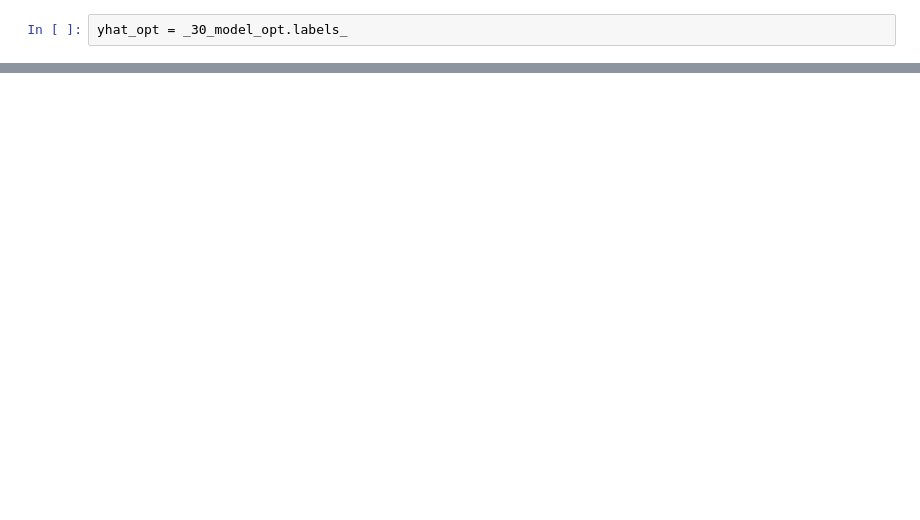
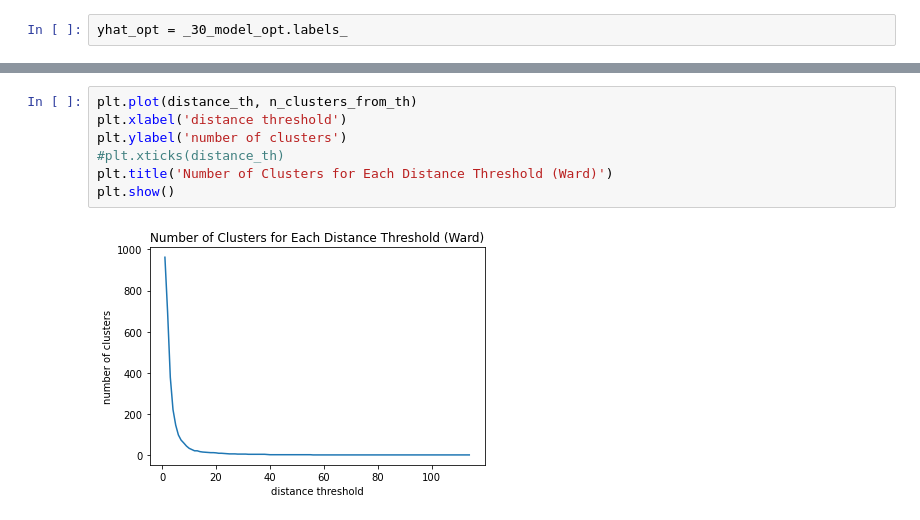
Before and after one commit to simonou99/music_genre_classification, a Jupyter notebook: agg.ipynb, the cells around one changed output, grey strips where cells are left out. Drawn from its saved outputs; the diff is of its cells as text; blank space fills up the shorter version.

```diff
--- a/agg.ipynb
+++ b/agg.ipynb
@@ -290,0 +338,9 @@ plt.show()
+# %%
+plt.plot(distance_th, n_clusters_from_th)
+plt.xlabel('distance threshold')
+plt.ylabel('number of clusters')
+#plt.xticks(distance_th)
+plt.title('Number of Clusters for Each Distance Threshold (Ward)')
+plt.show()
+# %% [output]
+[figure, added]
```
Also changed, not shown: parts of 68 cells of this notebook.
